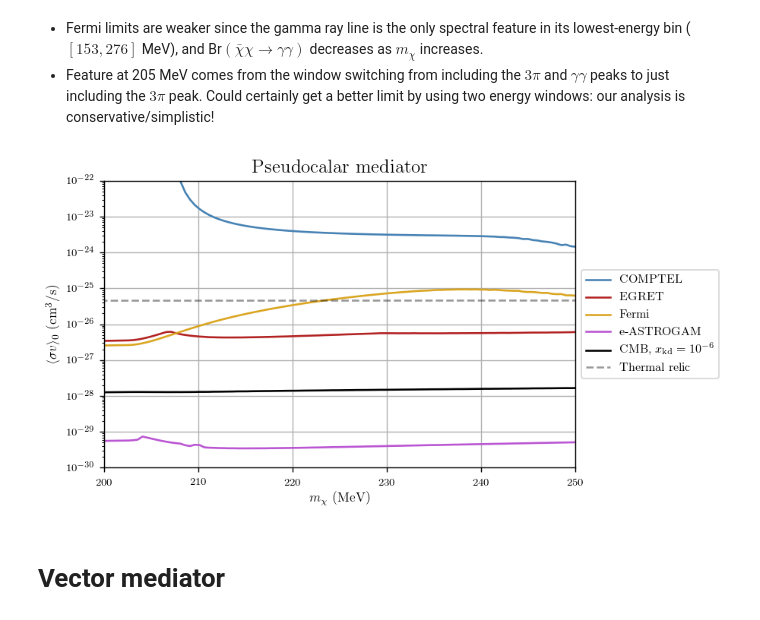
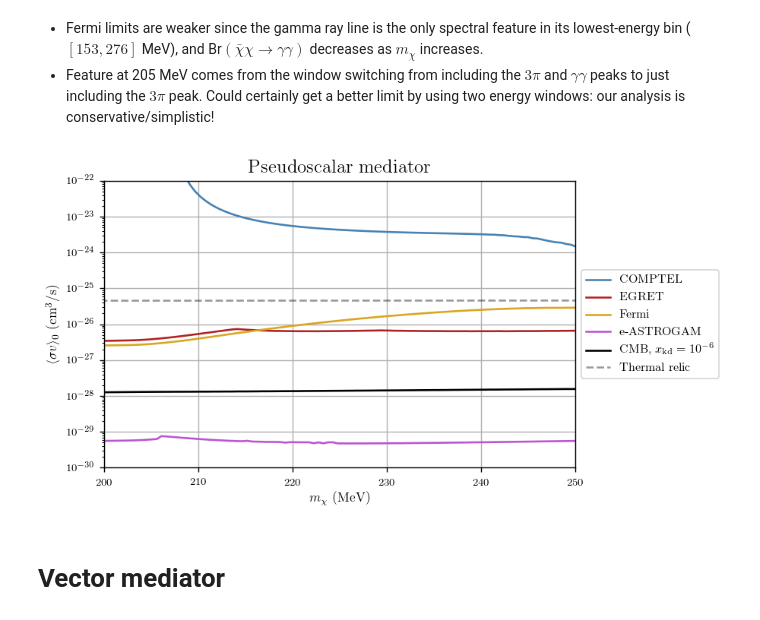
Before and after one commit to LoganAMorrison/Hazma, a Jupyter notebook: tutorials/gamma_ray_limits.ipynb, the cells around one changed output. Drawn from its saved outputs; the diff is of its cells as text; code cells hidden in the pictures.

Commit message:
Remade pseudoscalar plots using benchmark point for 2HDM + pseudoscalar singlet UV completion. See thesis for details.

```diff
--- a/tutorials/gamma_ray_limits.ipynb
+++ b/tutorials/gamma_ray_limits.ipynb
@@ -195,6 +197,6 @@ os.system('say "Done computing limits"')
 # %%
 s_theta = 0.5
-psm = PseudoScalarMFV(mx=200., mp=1e3, gpxx=1., gpqq=1., gpll=0., gpGG=3., gpFF=2./3.)
+psm = PseudoScalarMFV(mx=200., mp=1e3, gpxx=1., gpuu=1., gpdd=-1., gpll=0., gpGG=1., gpFF=7./9.)
 
 # Masses to scan over
 mx_min, mx_max, n_mxs = 200., 250., 100  # 100
@@ -263,10 +251,10 @@ psm_lims_cmb = psm.cmb_limits(psm_mxs)
 # %% [markdown]
 ## Load previously computed constraints
 # %%
-psm_mxs, psm_lims_egret = np.loadtxt("data/psm_lims_egret.csv", delimiter=",").T
-psm_mxs, psm_lims_comptel = np.loadtxt("data/psm_lims_comptel.csv", delimiter=",").T
-psm_mxs, psm_lims_fermi = np.loadtxt("data/psm_lims_fermi.csv", delimiter=",").T
-psm_mxs, psm_lims_e_astrogam = np.loadtxt("data/psm_lims_e_astrogam.csv", delimiter=",").T
+# psm_mxs, psm_lims_egret = np.loadtxt("data/psm_lims_egret.csv", delimiter=",").T
+# psm_mxs, psm_lims_comptel = np.loadtxt("data/psm_lims_comptel.csv", delimiter=",").T
+# psm_mxs, psm_lims_fermi = np.loadtxt("data/psm_lims_fermi.csv", delimiter=",").T
+# psm_mxs, psm_lims_e_astrogam = np.loadtxt("data/psm_lims_e_astrogam.csv", delimiter=",").T
 # psm_mxs, psm_lims_cmb = np.loadtxt("data/psm_lims_cmb.csv", delimiter=",").T
 # %% [markdown]
 ## Plot results
@@ -276,31 +264,31 @@ psm_mxs, psm_lims_e_astrogam = np.loadtxt("data/psm_lims_e_astrogam.csv", delimi
 # %%
 plt.figure(figsize=(8, 4))
 
 plt.plot(psm_mxs, psm_lims_comptel, label="COMPTEL", color=colors[0])
 plt.plot(psm_mxs, psm_lims_egret, label="EGRET", color=colors[1])
 plt.plot(psm_mxs, psm_lims_fermi, label="Fermi", color=colors[2])
 plt.plot(psm_mxs, psm_lims_e_astrogam, label="e-ASTROGAM", color=colors[3])
 plt.plot(psm_mxs, psm_lims_cmb, label=r"CMB, $x_{\mathrm{kd}} = 10^{-6}$", color="black")
 plt.plot(rd_mxs, rd_lims, '--', label="Thermal relic", color="black", alpha=0.4)
 
 plt.xlim(psm_mxs[[0, -1]])
 plt.ylim([1e-30, 1e-22])
 # plt.xscale("log")
 plt.yscale("log")
 plt.grid()
 plt.xlabel(r"$m_\chi$ (MeV)")
 plt.ylabel(r"$\langle \sigma v \rangle_0$ (cm$^3$/s)")  #  * (v_\chi / v_0)^2
-plt.title("Pseudocalar mediator")
+plt.title("Pseudoscalar mediator")
 
 # Shrink current axis by 20%
 box = plt.gca().get_position()
 plt.gca().set_position([box.x0, box.y0, box.width * 0.8, box.height])
 # Put a legend to the right of the current axis
 plt.gca().legend(loc='center left', bbox_to_anchor=(1, 0.5))
 
 plt.savefig("figures/psm_mfv_sigmav_limits.pdf")
 # %% [output]
-[figure, old version]
+[figure, new version]
 # %%
 import os
 os.system('say "Done computing limits"')
```
Also changed, not shown: parts of 4 cells of this notebook, 14 other files.
